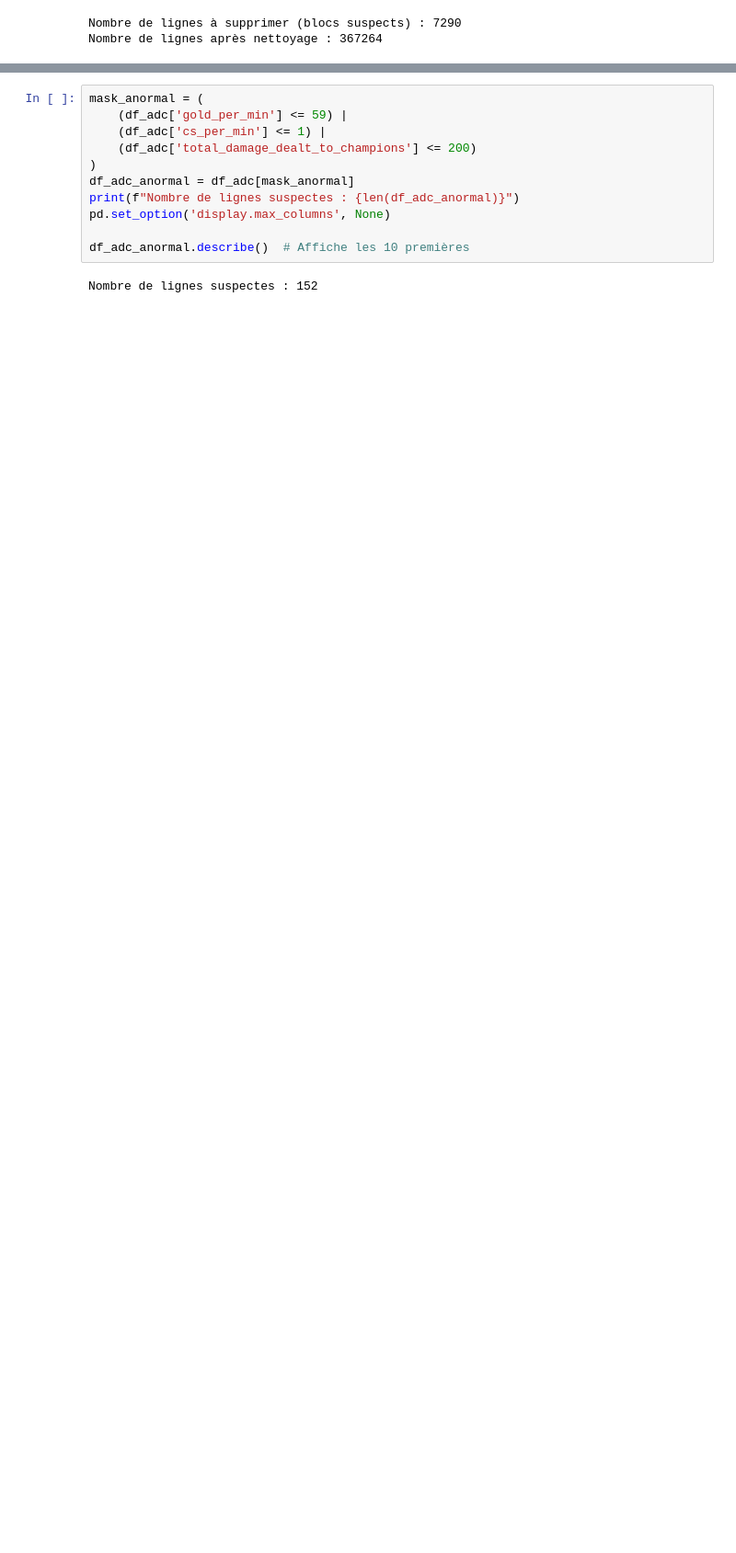
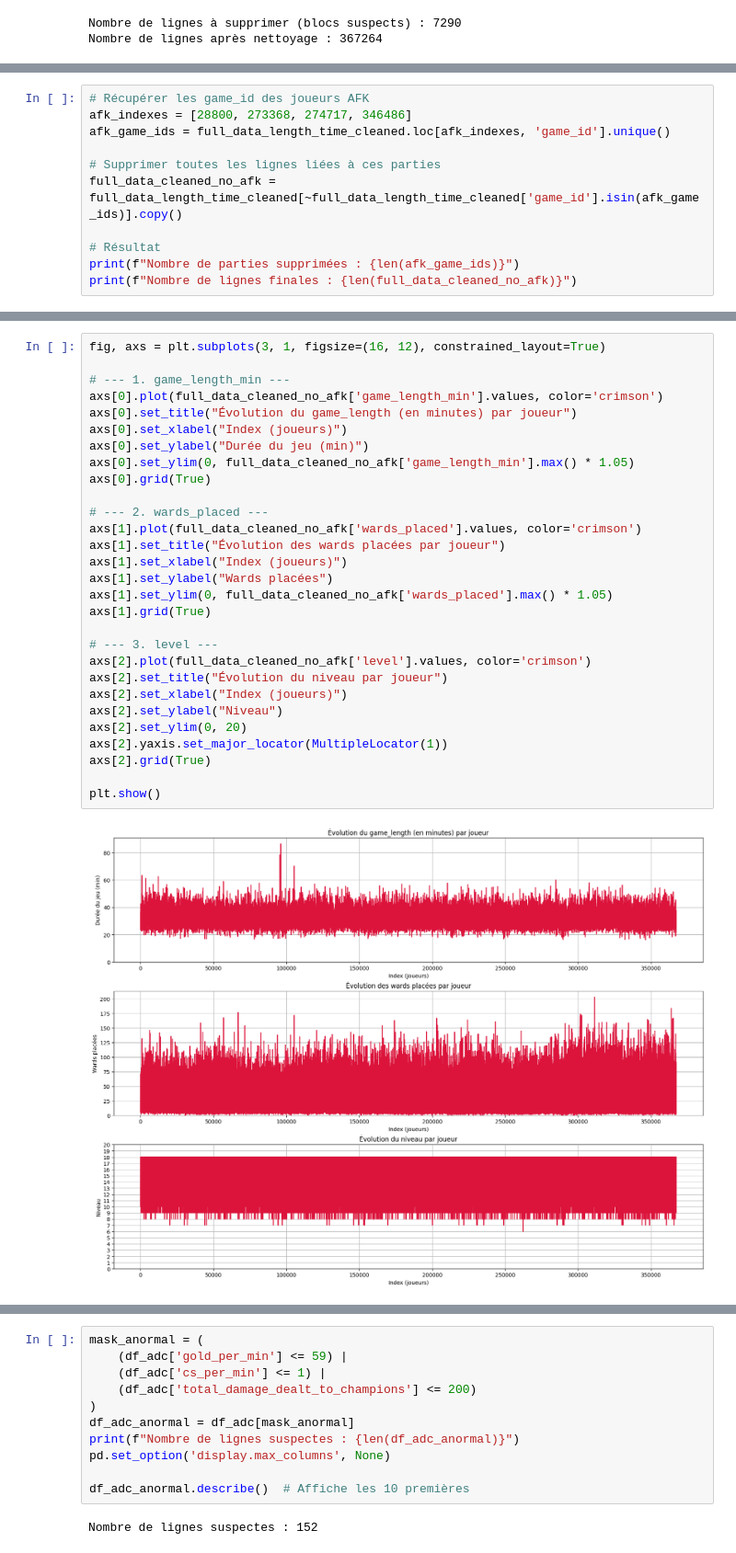
Before and after one commit to blaugrana11/ML-model_LoL, a Jupyter notebook: notebooks/model1.ipynb, the cells around one changed output, grey strips where cells are left out. Shown at 92% size. Drawn from its saved outputs; the diff is of its cells as text; blank space fills up the shorter version.

```diff
--- a/notebooks/model1.ipynb
+++ b/notebooks/model1.ipynb
@@ -176,0 +306,11 @@ game_players_stats_data.head()
+# %%
+# Récupérer les game_id des joueurs AFK
+afk_indexes = [28800, 273368, 274717, 346486]
+afk_game_ids = full_data_length_time_cleaned.loc[afk_indexes, 'game_id'].unique()
+
+# Supprimer toutes les lignes liées à ces parties
+full_data_cleaned_no_afk = full_data_length_time_cleaned[~full_data_length_time_cleaned['game_id'].isin(afk_game_ids)].copy()
+
+# Résultat
+print(f"Nombre de parties supprimées : {len(afk_game_ids)}")
+print(f"Nombre de lignes finales : {len(full_data_cleaned_no_afk)}")
@@ -177,3 +412,34 @@ game_players_stats_data.head()
+# %%
+fig, axs = plt.subplots(3, 1, figsize=(16, 12), constrained_layout=True)
+
+# --- 1. game_length_min ---
+axs[0].plot(full_data_cleaned_no_afk['game_length_min'].values, color='crimson')
+axs[0].set_title("Évolution du game_length (en minutes) par joueur")
+axs[0].set_xlabel("Index (joueurs)")
+axs[0].set_ylabel("Durée du jeu (min)")
+axs[0].set_ylim(0, full_data_cleaned_no_afk['game_length_min'].max() * 1.05)
+axs[0].grid(True)
+
+# --- 2. wards_placed ---
+axs[1].plot(full_data_cleaned_no_afk['wards_placed'].values, color='crimson')
+axs[1].set_title("Évolution des wards placées par joueur")
+axs[1].set_xlabel("Index (joueurs)")
+axs[1].set_ylabel("Wards placées")
+axs[1].set_ylim(0, full_data_cleaned_no_afk['wards_placed'].max() * 1.05)
+axs[1].grid(True)
+
+# --- 3. level ---
+axs[2].plot(full_data_cleaned_no_afk['level'].values, color='crimson')
+axs[2].set_title("Évolution du niveau par joueur")
+axs[2].set_xlabel("Index (joueurs)")
+axs[2].set_ylabel("Niveau")
+axs[2].set_ylim(0, 20)
+axs[2].yaxis.set_major_locator(MultipleLocator(1))
+axs[2].grid(True)
+
+plt.show()
+# %% [output]
+[figure, added]
 # %%
 game_players_stats_data.isna().sum()
 # %% [output]
```
Also changed, not shown: parts of 31 cells of this notebook.
